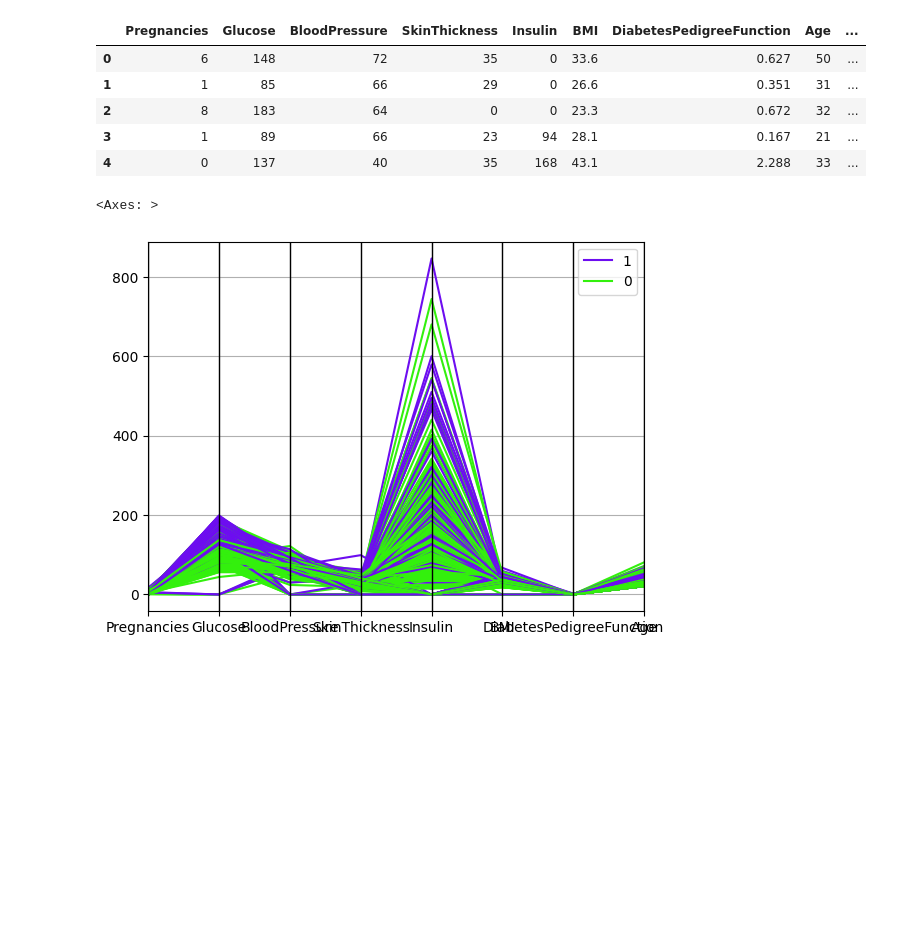
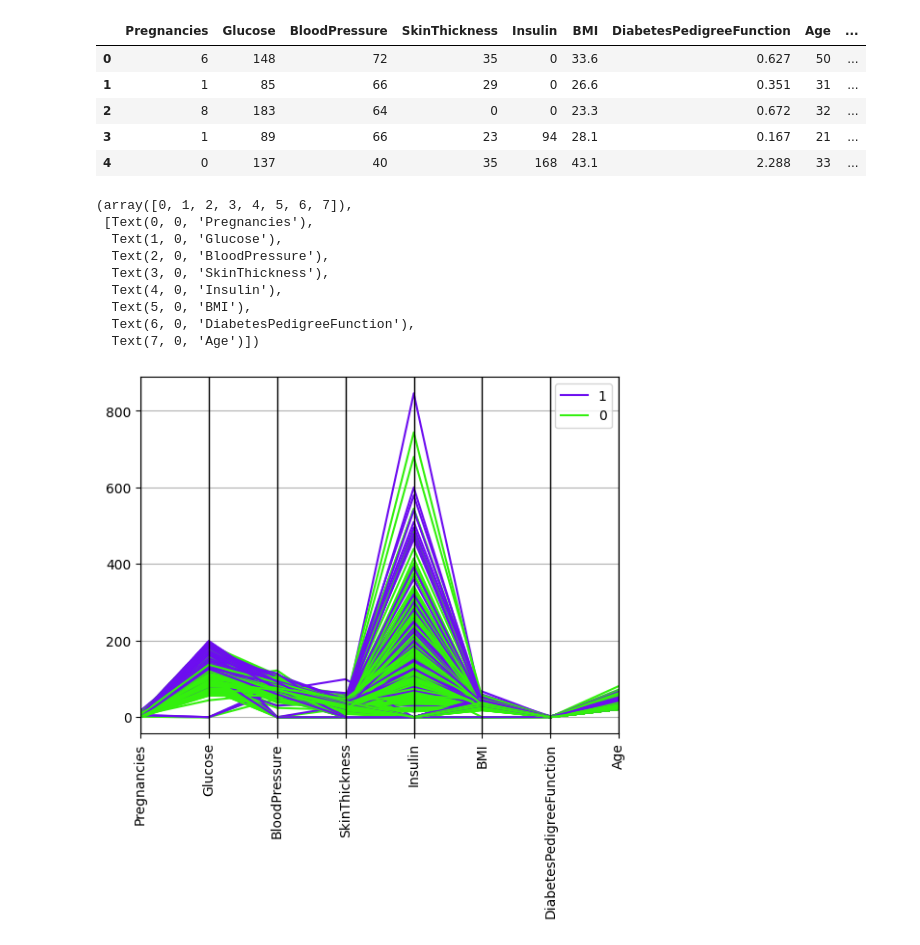
Before and after one commit to LuisCamachoRivero/arboles_de_desicion, a Jupyter notebook: src/explore.ipynb, the cells around one changed output. Saved outputs shown, nothing was run; the diff lists cells and outputs as text; code cells hidden in the pictures; blank space fills up the shorter version.

```diff
--- a/src/explore.ipynb
+++ b/src/explore.ipynb
@@ -22,6 +23,15 @@ y = df['Outcome']
 X_train, X_test, y_train, y_test = train_test_split(X,y,test_size=0.2,random_state=42)
 # %%
 pd.plotting.parallel_coordinates(df,'Outcome',color=('#6d0df0','#33f00d'))
+plt.xticks(rotation=90)
 # %% [output]
-<Axes: >
+(array([0, 1, 2, 3, 4, 5, 6, 7]),
+ [Text(0, 0, 'Pregnancies'),
+  Text(1, 0, 'Glucose'),
+  Text(2, 0, 'BloodPressure'),
+  Text(3, 0, 'SkinThickness'),
+  Text(4, 0, 'Insulin'),
+  Text(5, 0, 'BMI'),
+  Text(6, 0, 'DiabetesPedigreeFunction'),
+  Text(7, 0, 'Age')])
-[figure, old version]
+[figure, new version]
```
Also changed, not shown: parts of 2 cells of this notebook.
